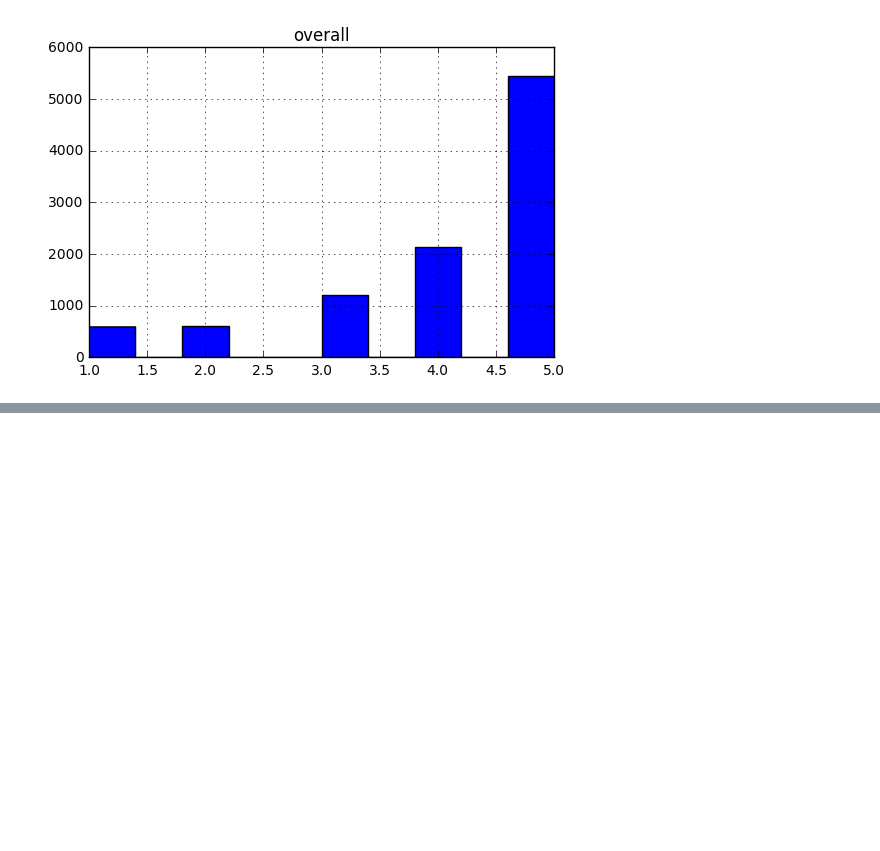
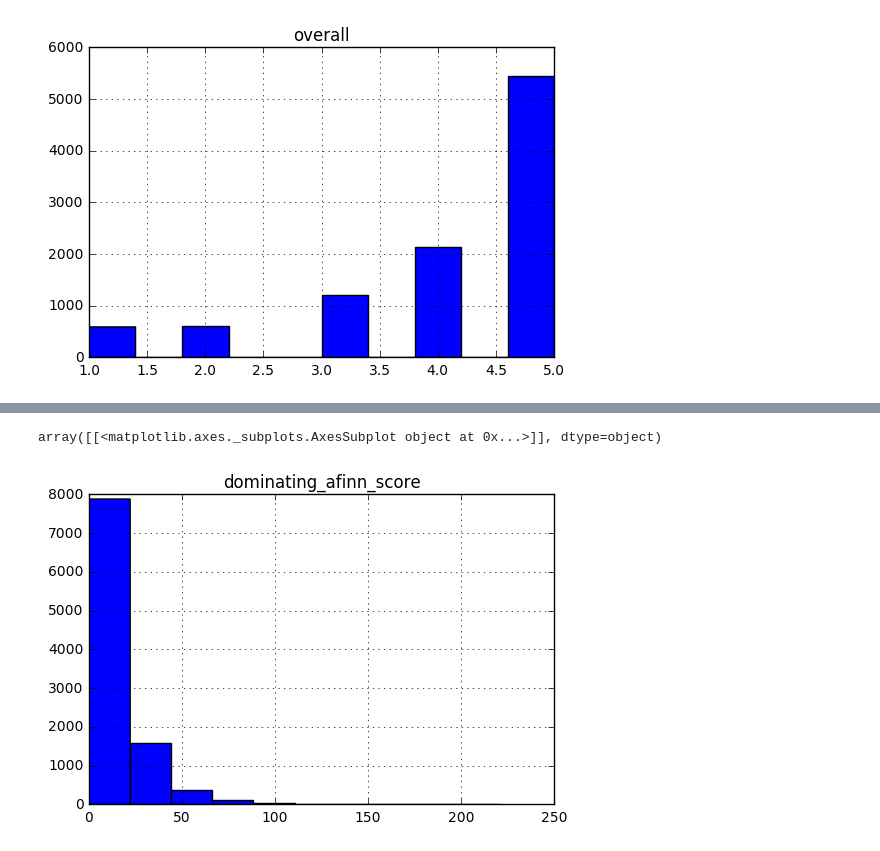
Before and after one commit to rohitjoshi1990/data-science-prep, a Jupyter notebook: json > csv > sampled_csv > dataFrame.ipynb, the cells around one changed output, grey strips where cells are left out. Cells and saved outputs as stored; diff of their text form; code cells hidden in the pictures; blank space fills up the shorter version.

Commit message:
DS-2: Add afinn score, dominating afinn score dimension. Observe hist of dominating scores

```diff
--- a/json > csv > sampled_csv > dataFrame.ipynb
+++ b/json > csv > sampled_csv > dataFrame.ipynb
@@ -120,0 +119,18 @@ array([[<matplotlib.axes._subplots.AxesSubplot object at 0x...>]], dtype=object)
+# %%
+'''
+def afinn_score(text):
+    result = []
+    for sentence in sent_tokenize(text):
+        pos = 0
+        neg = 0
+        for word in word_tokenize(text):
+            score = sentiment_dictionary.get(word, 0)
+            if score > 0:
+                pos+=score
+            if score < 0:
+                neg+=score
+        result.append([pos,neg])
+    return result
+
+df['positive_score'] = df['reviewText'].apply(lambda x: afinn_score(x))
+'''
@@ -120,0 +139,23 @@ array([[<matplotlib.axes._subplots.AxesSubplot object at 0x...>]], dtype=object)
+# %%
+def afinn_score_simple(text):
+    pos = 0
+    neg = 0
+    for word in word_tokenize(text):
+        score = sentiment_dictionary.get(word, 0)
+        if score > 0:
+            pos+=score
+        if score < 0:
+            neg+=score
+    return [pos, neg]
+
+df['afinn_score'] = df['reviewText'].ix[:].apply(lambda x: afinn_score_simple(x))
+# %%
+def dominating_score(afinn_score_simple):
+    if abs(afinn_score_simple[0]) > abs(afinn_score_simple[1]):
+        return afinn_score_simple[0]
+    elif abs(afinn_score_simple[1]) > abs(afinn_score_simple[0]):
+        return afinn_score_simple[1]
+    else:
+        return 0.0
+
+df['dominating_afinn_score'] = df['afinn_score'].ix[:].apply(lambda x: int(dominating_score(x)))
@@ -120,0 +177,5 @@ array([[<matplotlib.axes._subplots.AxesSubplot object at 0x...>]], dtype=object)
+# %%
+df.ix[:,12:13].hist()
+# %% [output]
+array([[<matplotlib.axes._subplots.AxesSubplot object at 0x...>]], dtype=object)
+[figure, added]
```
Also changed, not shown: parts of 7 cells of this notebook.
